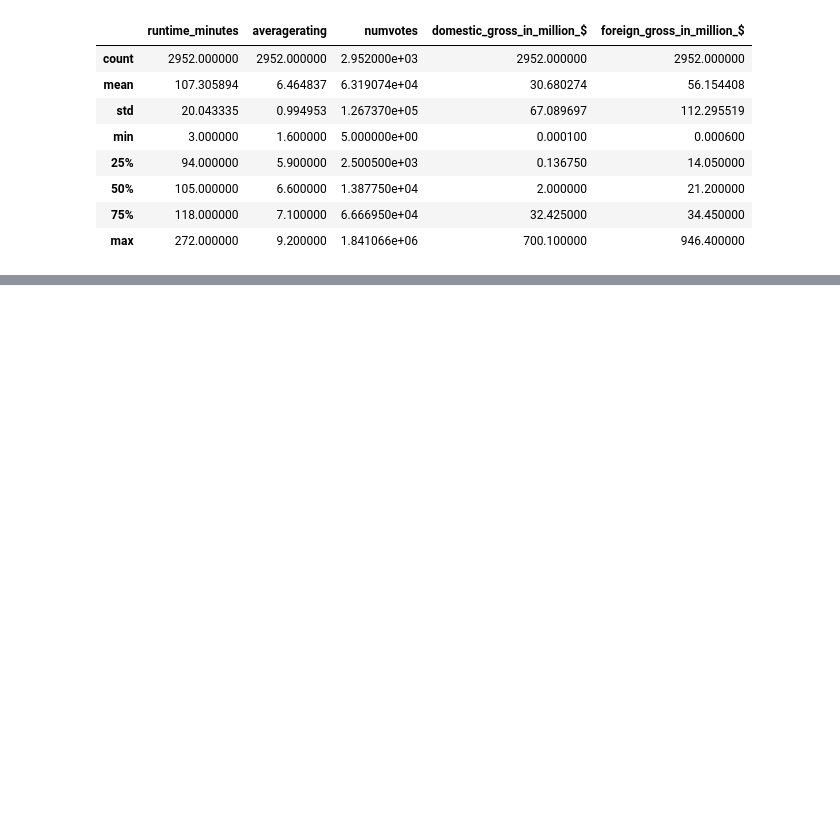
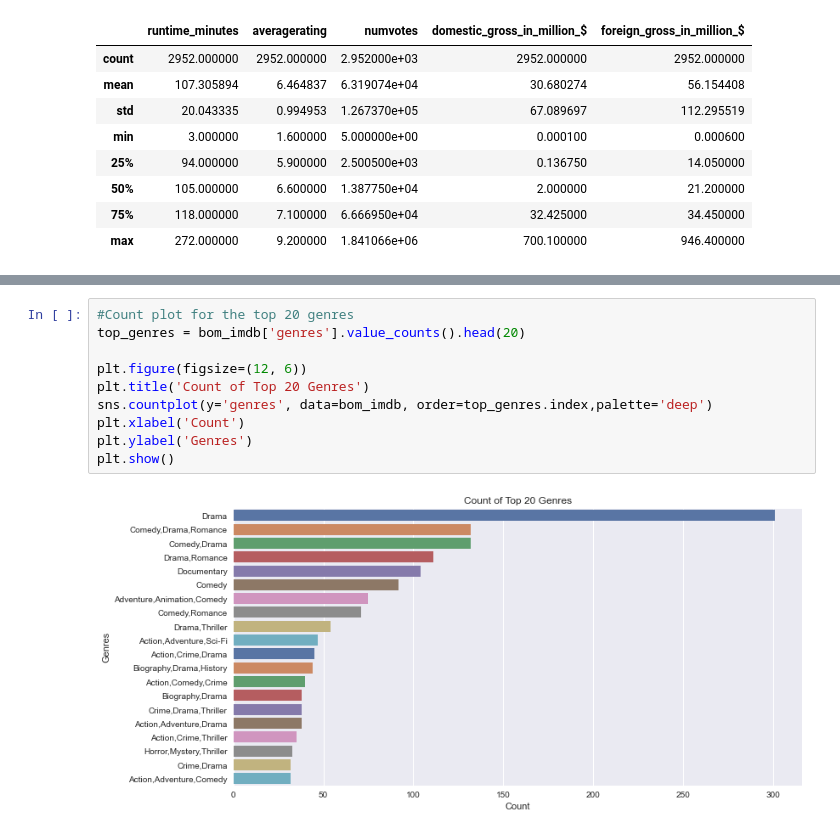
Before and after one commit to ayamjrio/Microsoft-Movie-Analysis, a Jupyter notebook: dsc-phase1-project-template.ipynb, the cells around one changed output, grey strips where cells are left out. Cells and saved outputs as stored; diff of their text form; blank space fills up the shorter version.

```diff
--- a/dsc-phase1-project-template.ipynb
+++ b/dsc-phase1-project-template.ipynb
@@ -276,0 +317,12 @@ bom_imdb.to_csv('cleaned_df.csv')
+# %%
+#Count plot for the top 20 genres
+top_genres = bom_imdb['genres'].value_counts().head(20)
+
+plt.figure(figsize=(12, 6))
+plt.title('Count of Top 20 Genres')
+sns.countplot(y='genres', data=bom_imdb, order=top_genres.index,palette='deep')
+plt.xlabel('Count')
+plt.ylabel('Genres')
+plt.show()
+# %% [output]
+[figure, added]
```
Also changed, not shown: parts of 5 cells of this notebook.
